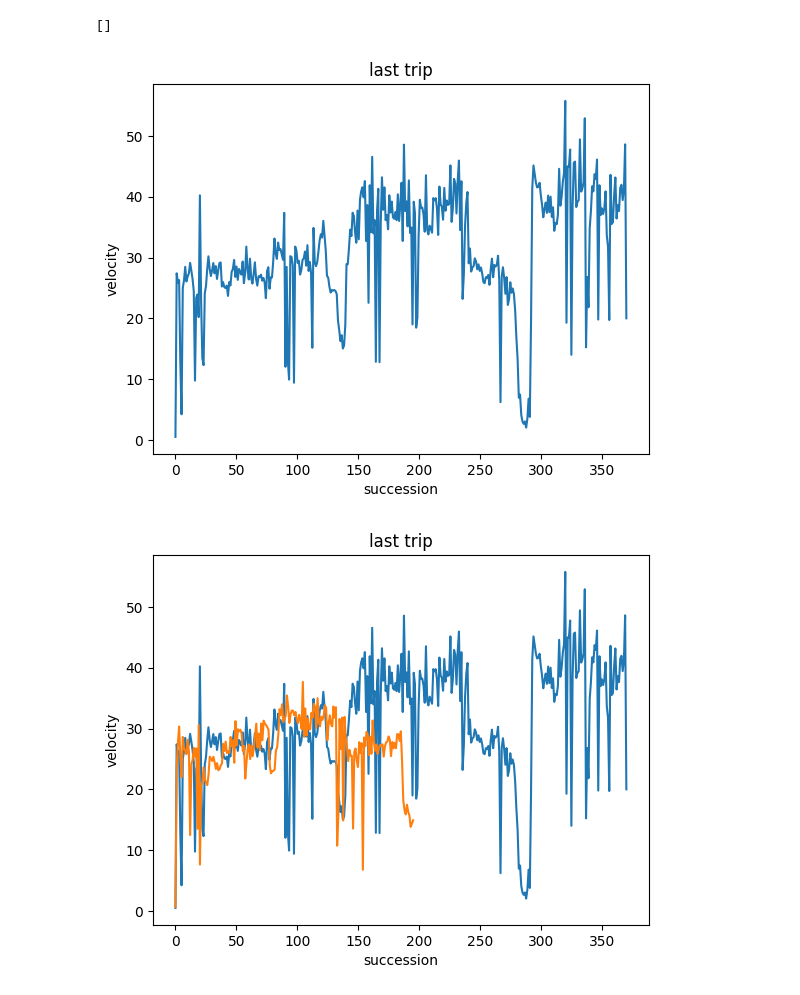
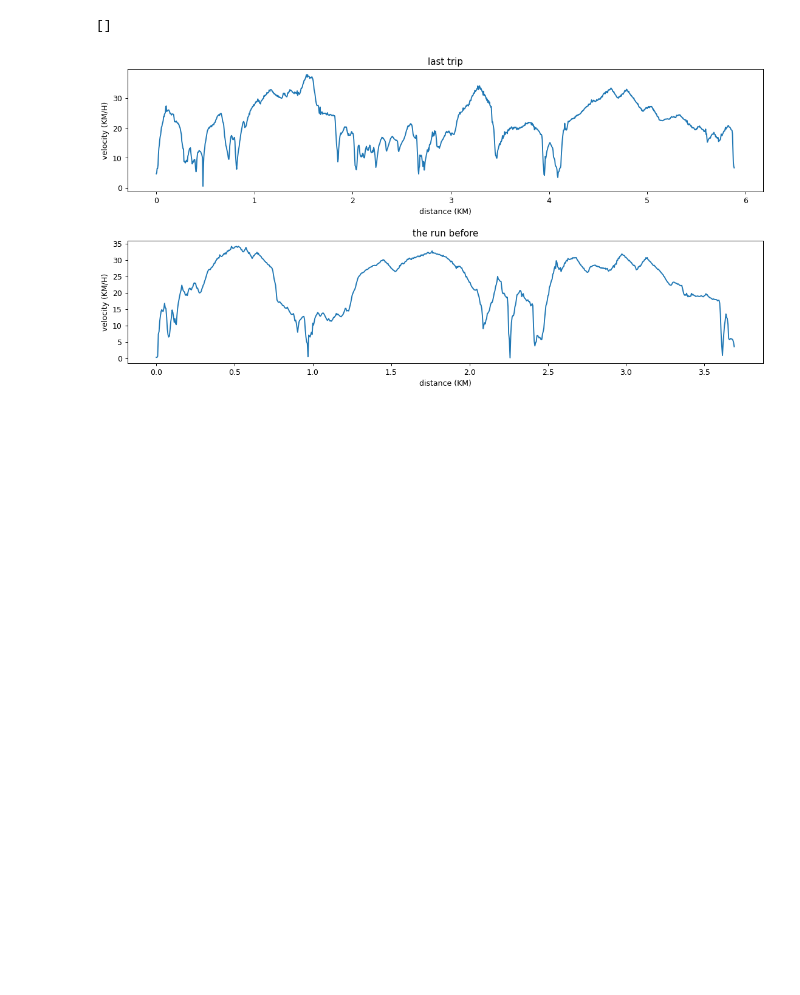
Before and after one commit to mircea-mihail/bike-system, a Jupyter notebook: scripts-and-misc/dataHandling/dataHandling.ipynb, the cells around one changed output. Drawn from its saved outputs; the diff is of its cells as text; code cells hidden in the pictures; blank space fills up the shorter version.

Commit message:
re-structured the code and added more graphs and interesting info on trips

```diff
--- a/scripts-and-misc/dataHandling/dataHandling.ipynb
+++ b/scripts-and-misc/dataHandling/dataHandling.ipynb
@@ -44,44 +48,56 @@ for dataFileName in dataFiles:
     os.remove(BIKE_DATA_PATH + dataFileName)
 # %% [output]
 []
+# %%
+# useful constants
+
+# conversions
+MM_TO_KM = 1000000
+MM_TO_M = 1000
+KMPH_TO_MPS = 1000 / 3600
+BIKE_WHEEL_DIAMETER_MM = 700
+BIKE_WHEEL_PERIMETER_MM = BIKE_WHEEL_DIAMETER_MM * 2 * np.pi
 # %%
 # run this to plot:
 #   * the latest trip speed evolution
 #   * the last 2 trips overlapped (to the destination and on the way back)
 #   * past 10 trips overlapped (maybe spot a trend)
 
+FIGURE_COLS = 1
+FIGURE_ROWS = 2
+
+PAST_TRIPS_TO_SHOW = 5
+
+TRIP_TO_SHOW = 2
+
 tripFiles = os.listdir(TRIP_SAVE_LOCATION)
 tripFiles.sort(reverse=True)
 
-plotsToOverlap = 1
-for tripFileName in tripFiles[:plotsToOverlap]:
-    tripCsv = pd.read_csv(TRIP_SAVE_LOCATION + tripFileName)
-    plt.plot(np.linspace(0, len(tripCsv["velocity"]), len(tripCsv["velocity"])), tripCsv["velocity"])
-plt.xlabel("succession")
-plt.ylabel("velocity")
+figure(figsize=(15, 7), dpi=90)
+
+# big plot of the past two trips followed by small plots of 5 previous trips
+tripCsv = pd.read_csv(TRIP_SAVE_LOCATION + tripFiles[0])
+distanceList = np.linspace(0, len(tripCsv["velocity"]), len(tripCsv["velocity"]))
+distanceList = [distMarker * (BIKE_WHEEL_PERIMETER_MM / MM_TO_KM) for distMarker in distanceList]
+
+plt.subplot(FIGURE_ROWS, FIGURE_COLS, 1)
+plt.plot(distanceList, tripCsv["velocity"])
+plt.xlabel("distance (KM)")
+plt.ylabel("velocity (KM/H)")
 plt.title("last trip")
-plt.show()
-
-plotsToOverlap = 2
-plt.title("last 2 trips")
-for tripFileName in tripFiles[:plotsToOverlap]:
-    tripCsv = pd.read_csv(TRIP_SAVE_LOCATION + tripFileName)
-    plt.plot(np.linspace(0, len(tripCsv["velocity"]), len(tripCsv["velocity"])), tripCsv["velocity"])
-plt.xlabel("succession")
-plt.ylabel("velocity")
-plt.title("last trip")
-plt.show()
 
 
-plotsToOverlap = 10
-plt.title("last 10 trips")
-for tripFileName in tripFiles[:plotsToOverlap]:
-    tripCsv = pd.read_csv(TRIP_SAVE_LOCATION + tripFileName)
-    plt.plot(np.linspace(0, len(tripCsv["velocity"]), len(tripCsv["velocity"])), tripCsv["velocity"])
-plt.xlabel("succession")
-plt.ylabel("velocity")
-plt.title("last trip")
+tripCsv = pd.read_csv(TRIP_SAVE_LOCATION + tripFiles[1])
+distanceList = np.linspace(0, len(tripCsv["velocity"]), len(tripCsv["velocity"]))
+distanceList = [distMarker * (BIKE_WHEEL_PERIMETER_MM / MM_TO_KM) for distMarker in distanceList]
+
+plt.subplot(FIGURE_ROWS, FIGURE_COLS, 2)
+plt.plot(distanceList, tripCsv["velocity"])
+plt.xlabel("distance (KM)")
+plt.ylabel("velocity (KM/H)")
+plt.title("the run before")
+
+plt.subplots_adjust(hspace=0.4)
 plt.show()
 # %% [output]
-[figure, old version]
+[figure, new version]
-[figure, removed]
```
Also changed, not shown: parts of 6 cells of this notebook.
